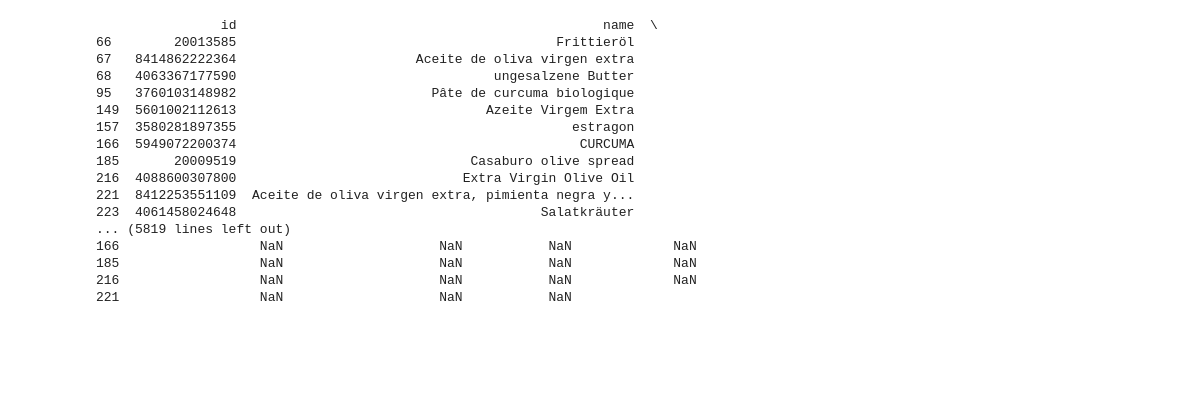
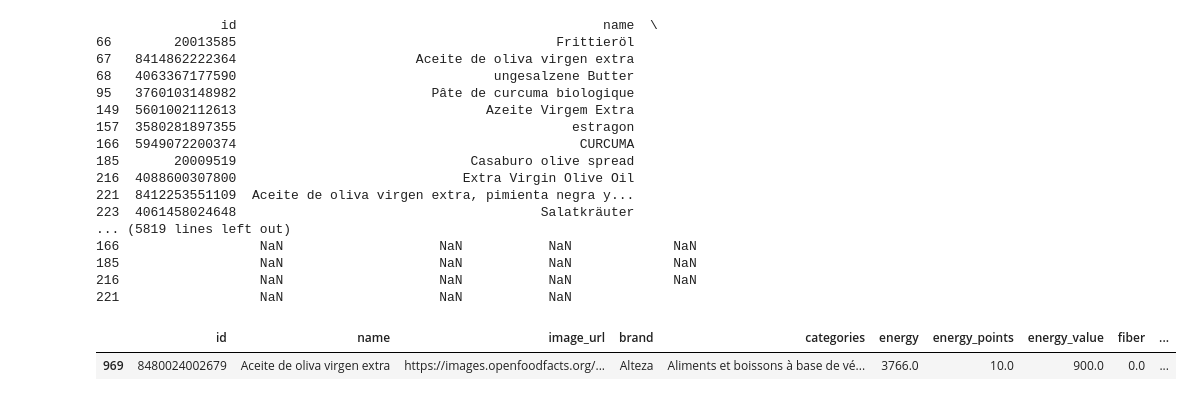
Before and after one commit to mohammadzainabbas/nutri-score, a Jupyter notebook: notebooks/test_api_data.ipynb, the cells around one changed output. Cells and saved outputs as stored; diff of their text form; code cells hidden in the pictures; blank space fills up the shorter version.

```diff
--- a/notebooks/test_api_data.ipynb
+++ b/notebooks/test_api_data.ipynb
@@ -85,3 +85,8 @@ df[df["negative_points"] != (df["energy_points"] + df["saturated_fat_points"] +
 185                  NaN                    NaN           NaN             NaN
 216                  NaN                    NaN           NaN             NaN
 221                  NaN                    NaN           NaN
+# %%
+df[df["id"] == 8480024002679]
+# %% [output]
+|  | id | name | image_url | brand | categories | energy | energy_points | energy_value | fiber | ... |
+| 969 | 8480024002679 | Aceite de oliva virgen extra | https://images.openfoodfacts.org/... | Alteza | Aliments et boissons à base de vé... | 3766.0 | 10.0 | 900.0 | 0.0 | ... |
```
